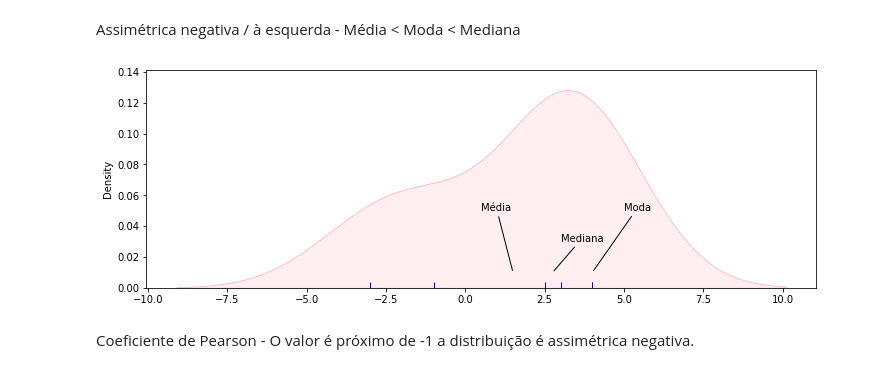
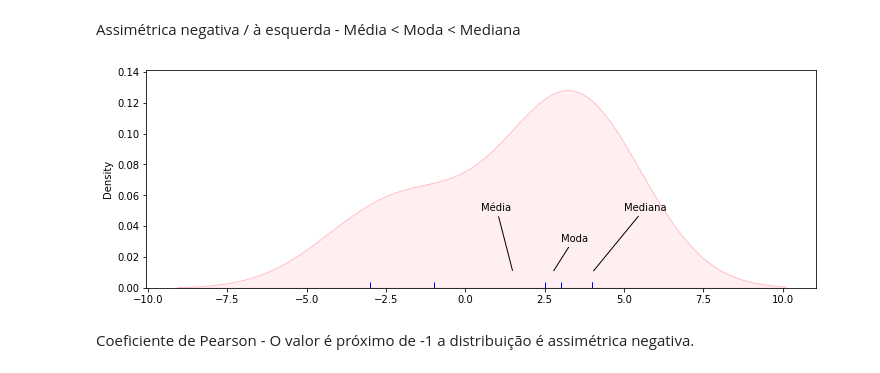
Before and after one commit to DrikaGaribalde/DataScience, a Jupyter notebook: Tecnicas_Amostragem_Dados/estatistica-descritiva.ipynb, the cells around one changed output. Drawn from its saved outputs; the diff is of its cells as text; code cells hidden in the pictures.

```diff
--- a/Tecnicas_Amostragem_Dados/estatistica-descritiva.ipynb
+++ b/Tecnicas_Amostragem_Dados/estatistica-descritiva.ipynb
@@ -810,18 +810,18 @@ Assimétrica negativa / à esquerda - Média < Moda < Mediana
 # %%
 fig, ax = plt.subplots(figsize=(12, 4))
 #ax = sns.distplot(s2,rug=True,kde=True,height=4, aspect=2)
 # KDE Plot
 sns.kdeplot(s2, color='pink', fill=True, ax=ax)
 
 # Rug Plot
 sns.rugplot(s2, color='blue', ax=ax)
 
-ax.annotate('Moda', xy=(4,0.01), xytext=(5, 0.05),arrowprops={'arrowstyle': '-'})
-ax.annotate('Mediana', xy=(2.75, 0.01), xytext=(3, 0.03),arrowprops={'arrowstyle': '-'})
+ax.annotate('Mediana', xy=(4,0.01), xytext=(5, 0.05),arrowprops={'arrowstyle': '-'})
+ax.annotate('Moda', xy=(2.75, 0.01), xytext=(3, 0.03),arrowprops={'arrowstyle': '-'})
 ax.annotate('Média', xy=(1.5, 0.01), xytext=(0.5, 0.05),arrowprops={'arrowstyle': '-'})
 plt.show()
 # %% [output]
-[figure, old version]
+[figure, new version]
 # %% [markdown]
 Coeficiente de Pearson - O valor é próximo de -1 a distribuição é assimétrica negativa.
 # %% [markdown]
```
Also changed, not shown: parts of 1 cell of this notebook.
